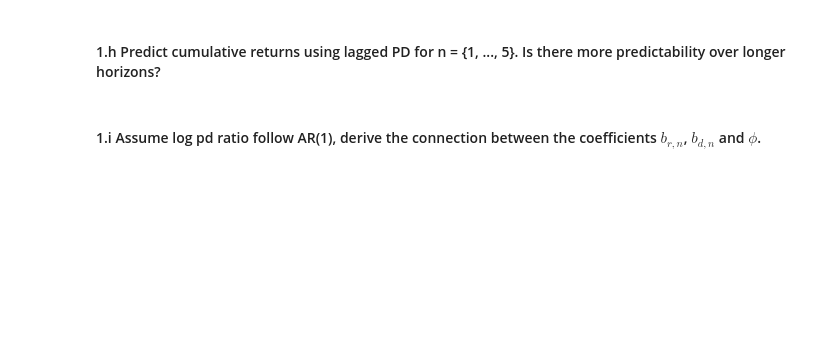
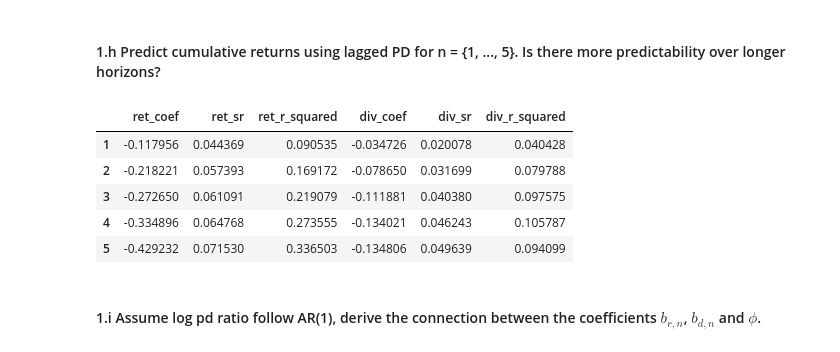
Before and after one commit to conquerv0/EmpricalAssetPricing, a Jupyter notebook: ProblemSet/Code/ps1_return.ipynb, the cells around one changed output. Saved outputs shown, nothing was run; the diff lists cells and outputs as text; code cells hidden in the pictures; blank space fills up the shorter version.

```diff
--- a/ProblemSet/Code/ps1_return.ipynb
+++ b/ProblemSet/Code/ps1_return.ipynb
@@ -249,7 +253,7 @@ import statsmodels.api as sm
 # Assuming 'annual_df' is prepared as previously described
 annual_df['Log_PD_Cash_Lagged'] = annual_df['Log_PD_Cash'].shift(1)
 annual_df['Log_Return'] = np.log(1 + annual_df['ret_dv'])
-annual_df['Log_Dividend_Growth'] = np.log(1 + annual_df['g_Cash'])
+annual_df['Log_Dividend_Growth'] = np.log(1 + annual_df['dg_Cash'])
 
 # Dropping NaN values that result from lagging
 annual_df.dropna(inplace=True)
@@ -431,9 +435,7 @@ $$
     pd_{t+1} = a_{pd} + \phi pd_t + \epsilon^{pd}_{t+1}
 $$
 # %%
-annual_df['Log_PD_Lagged'] = annual_df['Log_PD_Cash'].shift(1).dropna()
-
-X = sm.add_constant(annual_df['Log_PD_Lagged'][1:])
+X = sm.add_constant(annual_df['Log_PD_Cash_Lagged'][1:])
 y = annual_df['Log_PD_Cash'][1:]
 
 model_pd = sm.OLS(y, X).fit()
@@ -494,4 +517,48 @@ Proportion due to Cash Flow News: -0.051303703739814036
 # %% [markdown]
 #### 1.h Predict cumulative returns using lagged PD for n = {1, ..., 5}. Is there more predictability over longer horizons?
+# %%
+annual_dfa = annual_df.copy()
+for i in range(1,6):
+    annual_dfa[f'ret_{i}'] = annual_dfa['Log_Return'].rolling(window=i).sum().shift(-i)
+    annual_dfa[f'div_{i}'] = annual_dfa['Log_Dividend_Growth'].rolling(window=i).sum().shift(-i)
+
+def test_predictability(df):
+
+    df = df.dropna()
+    result = {}
+    for i in range(1,6):
+        X = df['Log_PD_Cash']
+        X = sm.add_constant(X)
+
+        Y_return = df[f"ret_{i}"]
+        Y_div = df[f"div_{i}"]
+
+        model_ret = sm.OLS(Y_return, X).fit()
+        model_div = sm.OLS(Y_div, X).fit()
+
+        return_coef = model_ret.params.loc['Log_PD_Cash']
+        return_sr = model_ret.bse.iloc[1]
+        return_r_squared = model_ret.rsquared
+
+        div_coef = model_div.params.loc['Log_PD_Cash']
+        div_sr = model_div.bse.iloc[1]
+        div_r_squared = model_div.rsquared
+
+        result[i] = [return_coef, return_sr, return_r_squared, div_coef, div_sr, div_r_squared]
+
+    column_names = ['ret_coef', 'ret_sr', 'ret_r_squared', 'div_coef', 'div_sr', 'div_r_squared']
+    res_2 = pd.DataFrame.from_dict(result, orient='index',columns=column_names)
+
+    return res_2
+
+result = test_predictability(annual_dfa)
+result
+# %% [output]
+|  | ret_coef | ret_sr | ret_r_squared | div_coef | div_sr | div_r_squared |
+| 1 | -0.117956 | 0.044369 | 0.090535 | -0.034726 | 0.020078 | 0.040428 |
+| 2 | -0.218221 | 0.057393 | 0.169172 | -0.078650 | 0.031699 | 0.079788 |
+| 3 | -0.272650 | 0.061091 | 0.219079 | -0.111881 | 0.040380 | 0.097575 |
+| 4 | -0.334896 | 0.064768 | 0.273555 | -0.134021 | 0.046243 | 0.105787 |
+| 5 | -0.429232 | 0.071530 | 0.336503 | -0.134806 | 0.049639 | 0.094099 |
 # %% [markdown]
 #### 1.i Assume log pd ratio follow AR(1), derive the connection between the coefficients $b_{r,n}$, $b_{d,n}$ and $\phi$.
```
Also changed, not shown: parts of 37 cells of this notebook.
